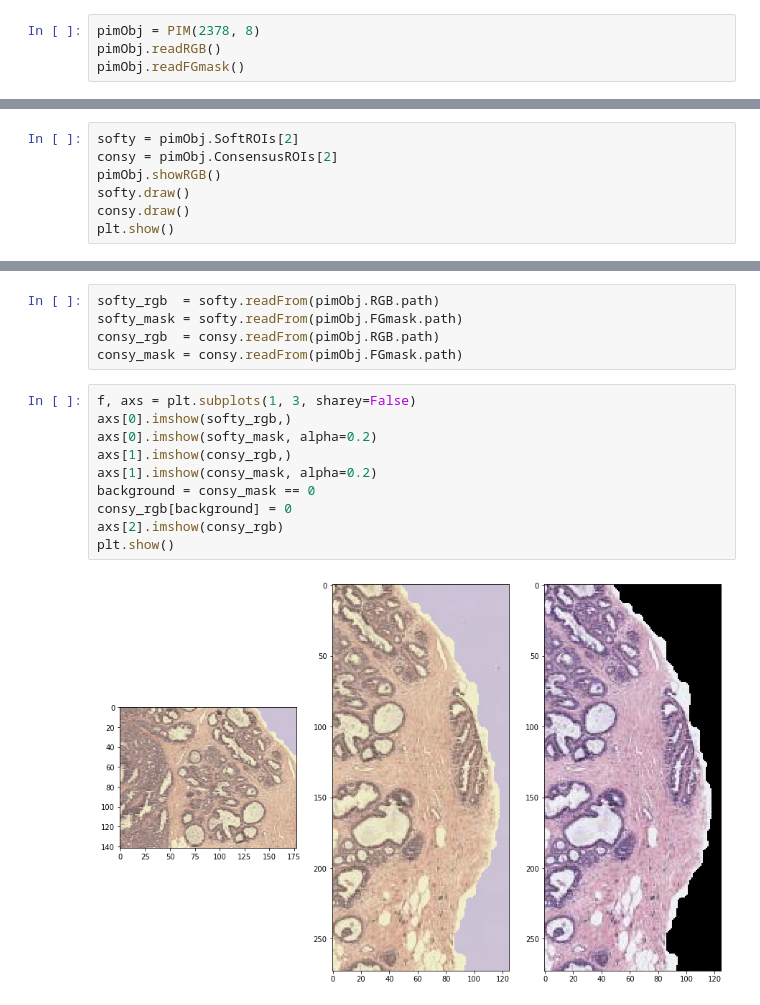
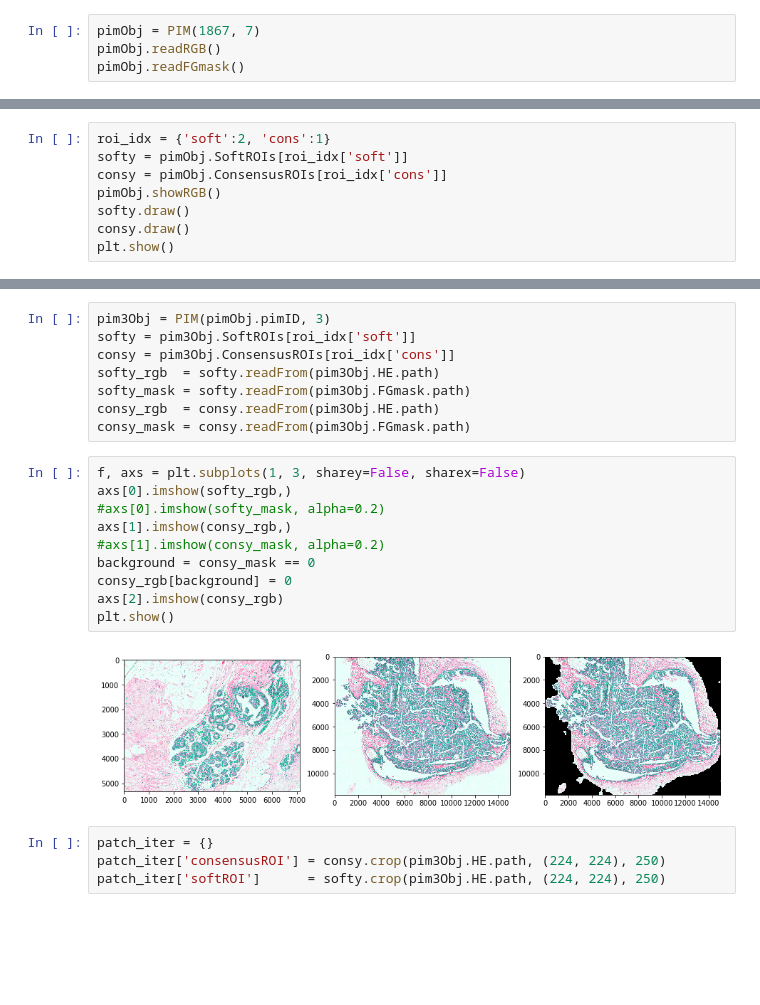
Before and after one commit to canermercancs/Deep-Learning-for-Pathology-Image-Analysis, a Jupyter notebook: PLAYGROUND_IMAGES.ipynb, the cells around one changed output, grey strips where cells are left out. Drawn from its saved outputs; the diff is of its cells as text; blank space fills up the shorter version.

```diff
--- a/PLAYGROUND_IMAGES.ipynb
+++ b/PLAYGROUND_IMAGES.ipynb
@@ -8,7 +8,7 @@ from PImage import PIM
 # configure the plot sizes
 plt.rcParams['figure.figsize'] = [15, 10]
 # %%
-pimObj = PIM(2378, 8)
+pimObj = PIM(1867, 7)
 pimObj.readRGB()
 pimObj.readFGmask()
 # %%
@@ -51,6 +54,7 @@ Consensus Diagnoses: UsualDuctalHyperplasia, ColumnarCellHyperplasiaColumnarCell
 # %%
-softy = pimObj.SoftROIs[2]
-consy = pimObj.ConsensusROIs[2]
+roi_idx = {'soft':2, 'cons':1}
+softy = pimObj.SoftROIs[roi_idx['soft']]
+consy = pimObj.ConsensusROIs[roi_idx['cons']]
 pimObj.showRGB()
 softy.draw()
 consy.draw()
@@ -60,17 +64,24 @@ plt.show()
 # %%
-softy_rgb  = softy.readFrom(pimObj.RGB.path)
-softy_mask = softy.readFrom(pimObj.FGmask.path)
-consy_rgb  = consy.readFrom(pimObj.RGB.path)
-consy_mask = consy.readFrom(pimObj.FGmask.path)
+pim3Obj = PIM(pimObj.pimID, 3)
+softy = pim3Obj.SoftROIs[roi_idx['soft']]
+consy = pim3Obj.ConsensusROIs[roi_idx['cons']]
+softy_rgb  = softy.readFrom(pim3Obj.HE.path)
+softy_mask = softy.readFrom(pim3Obj.FGmask.path)
+consy_rgb  = consy.readFrom(pim3Obj.HE.path)
+consy_mask = consy.readFrom(pim3Obj.FGmask.path)
 # %%
-f, axs = plt.subplots(1, 3, sharey=False)
+f, axs = plt.subplots(1, 3, sharey=False, sharex=False)
 axs[0].imshow(softy_rgb,)
-axs[0].imshow(softy_mask, alpha=0.2)
+#axs[0].imshow(softy_mask, alpha=0.2)
 axs[1].imshow(consy_rgb,)
-axs[1].imshow(consy_mask, alpha=0.2)
+#axs[1].imshow(consy_mask, alpha=0.2)
 background = consy_mask == 0
 consy_rgb[background] = 0
 axs[2].imshow(consy_rgb)
 plt.show()
 # %% [output]
-[figure, old version]
+[figure, new version]
+# %%
+patch_iter = {}
+patch_iter['consensusROI'] = consy.crop(pim3Obj.HE.path, (224, 224), 250)
+patch_iter['softROI']      = softy.crop(pim3Obj.HE.path, (224, 224), 250)
```
Also changed, not shown: parts of 7 cells of this notebook, 2 other files.
